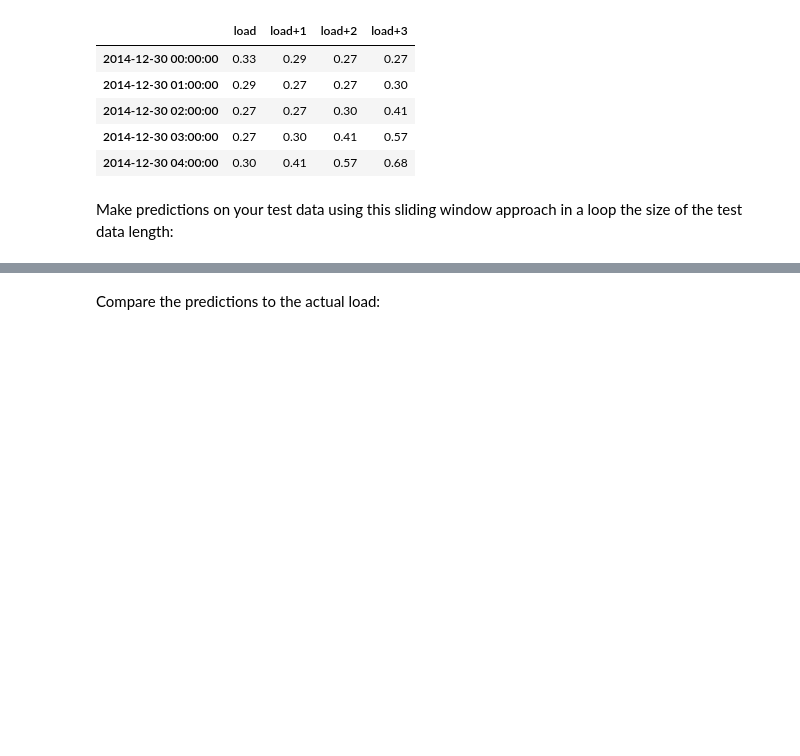
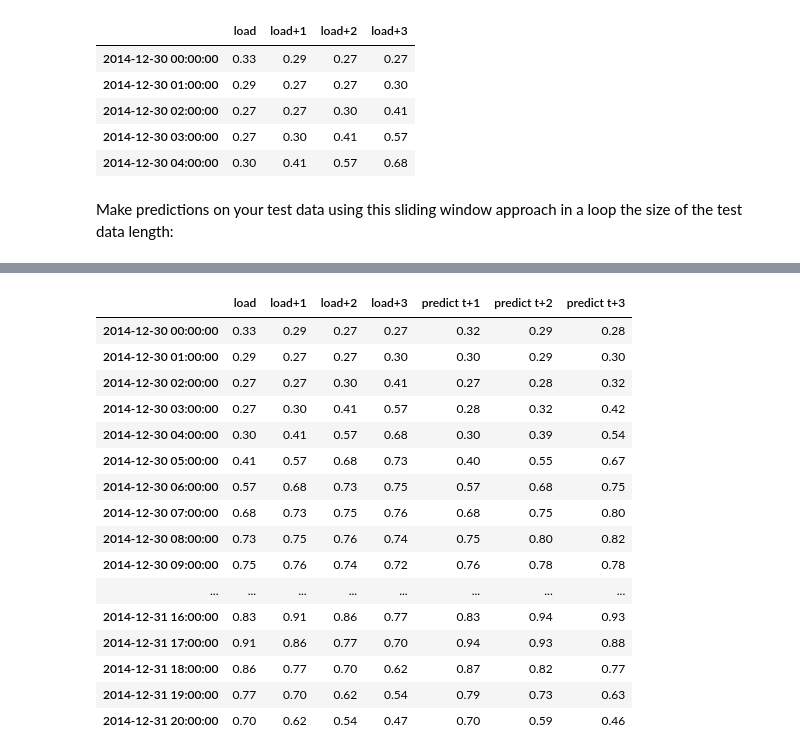
Before and after one commit to valentinbellini/Magic-Learning, a Jupyter notebook: TimeSeries/2.ARIMA-model.ipynb, the cells around one changed output, grey strips where cells are left out. Cells and saved outputs as stored; diff of their text form; code cells hidden in the pictures; blank space fills up the shorter version.

```diff
--- a/TimeSeries/2.ARIMA-model.ipynb
+++ b/TimeSeries/2.ARIMA-model.ipynb
@@ -215,2 +220,28 @@ Wall time: 6min 28s
-# %% [markdown]
-Compare the predictions to the actual load:
+# %%
+# Organizar las predicciones en un DataFrame
+index_range = pd.date_range(start=test.index[0], periods=len(predictions), freq='H')
+pred_df = pd.DataFrame(predictions, index=index_range, columns=[f't+{i+1}' for i in range(HORIZON)])
+compare_df = test_shifted.copy()
+compare_df['predict t+1'] = pred_df['t']
+compare_df['predict t+2'] = pred_df['t+1']
+compare_df['predict t+3'] = pred_df['t+2']
+
+compare_df
+# %% [output]
+|  | load | load+1 | load+2 | load+3 | predict t+1 | predict t+2 | predict t+3 |
+| 2014-12-30 00:00:00 | 0.33 | 0.29 | 0.27 | 0.27 | 0.32 | 0.29 | 0.28 |
+| 2014-12-30 01:00:00 | 0.29 | 0.27 | 0.27 | 0.30 | 0.30 | 0.29 | 0.30 |
+| 2014-12-30 02:00:00 | 0.27 | 0.27 | 0.30 | 0.41 | 0.27 | 0.28 | 0.32 |
+| 2014-12-30 03:00:00 | 0.27 | 0.30 | 0.41 | 0.57 | 0.28 | 0.32 | 0.42 |
+| 2014-12-30 04:00:00 | 0.30 | 0.41 | 0.57 | 0.68 | 0.30 | 0.39 | 0.54 |
+| 2014-12-30 05:00:00 | 0.41 | 0.57 | 0.68 | 0.73 | 0.40 | 0.55 | 0.67 |
+| 2014-12-30 06:00:00 | 0.57 | 0.68 | 0.73 | 0.75 | 0.57 | 0.68 | 0.75 |
+| 2014-12-30 07:00:00 | 0.68 | 0.73 | 0.75 | 0.76 | 0.68 | 0.75 | 0.80 |
+| 2014-12-30 08:00:00 | 0.73 | 0.75 | 0.76 | 0.74 | 0.75 | 0.80 | 0.82 |
+| 2014-12-30 09:00:00 | 0.75 | 0.76 | 0.74 | 0.72 | 0.76 | 0.78 | 0.78 |
+| ... | ... | ... | ... | ... | ... | ... | ... |
+| 2014-12-31 16:00:00 | 0.83 | 0.91 | 0.86 | 0.77 | 0.83 | 0.94 | 0.93 |
+| 2014-12-31 17:00:00 | 0.91 | 0.86 | 0.77 | 0.70 | 0.94 | 0.93 | 0.88 |
+| 2014-12-31 18:00:00 | 0.86 | 0.77 | 0.70 | 0.62 | 0.87 | 0.82 | 0.77 |
+| 2014-12-31 19:00:00 | 0.77 | 0.70 | 0.62 | 0.54 | 0.79 | 0.73 | 0.63 |
+| 2014-12-31 20:00:00 | 0.70 | 0.62 | 0.54 | 0.47 | 0.70 | 0.59 | 0.46 |
```
Also changed, not shown: parts of 9 cells of this notebook.
